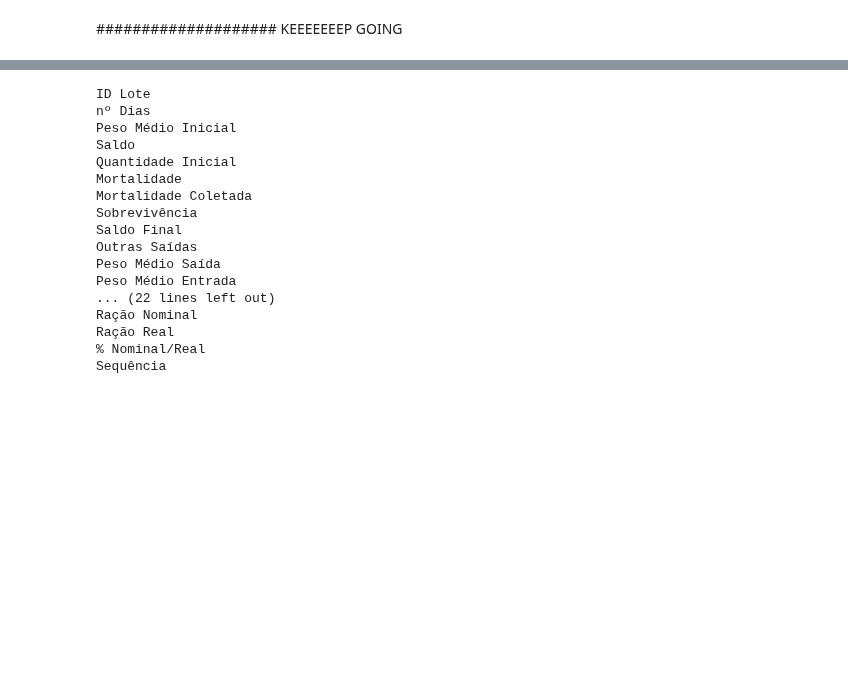
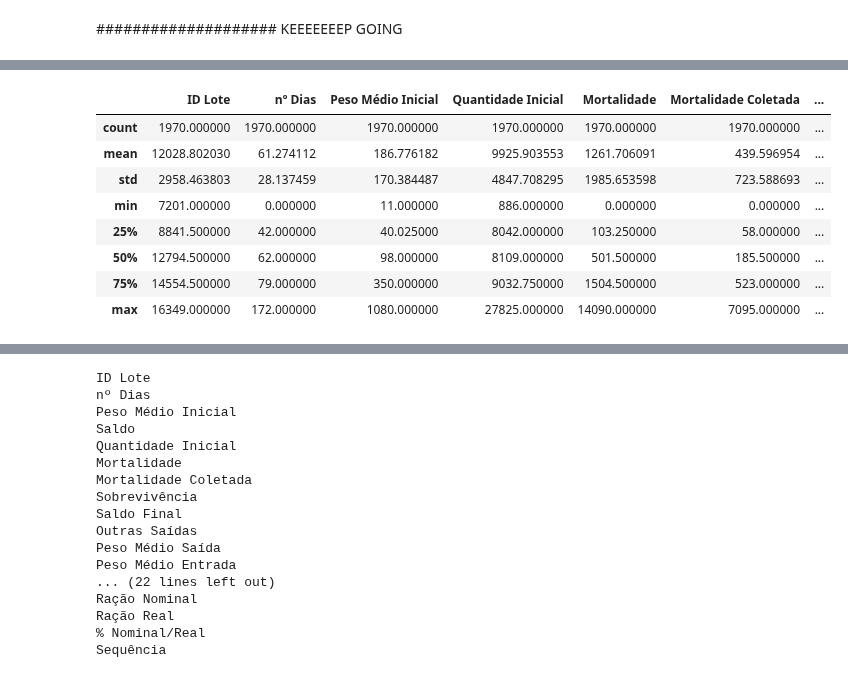
Before and after one commit to crisGriebler/IRD, a Jupyter notebook: fish/data_BZF_prod.ipynb, the cells around one changed output, grey strips where cells are left out. Saved outputs shown, nothing was run; the diff lists cells and outputs as text; code cells hidden in the pictures; blank space fills up the shorter version.

```diff
--- a/fish/data_BZF_prod.ipynb
+++ b/fish/data_BZF_prod.ipynb
@@ -269,0 +391,18 @@ prod_num2.describe()
+# %%
+prod_num1 = prod_num1.drop(columns=[
+'Outras Saídas',
+'Biomassa Atual',
+'Saldo'
+])
+
+prod_num1.describe()
+# %% [output]
+|  | ID Lote | nº Dias | Peso Médio Inicial | Quantidade Inicial | Mortalidade | Mortalidade Coletada | ... |
+| count | 1970.000000 | 1970.000000 | 1970.000000 | 1970.000000 | 1970.000000 | 1970.000000 | ... |
+| mean | 12028.802030 | 61.274112 | 186.776182 | 9925.903553 | 1261.706091 | 439.596954 | ... |
+| std | 2958.463803 | 28.137459 | 170.384487 | 4847.708295 | 1985.653598 | 723.588693 | ... |
+| min | 7201.000000 | 0.000000 | 11.000000 | 886.000000 | 0.000000 | 0.000000 | ... |
+| 25% | 8841.500000 | 42.000000 | 40.025000 | 8042.000000 | 103.250000 | 58.000000 | ... |
+| 50% | 12794.500000 | 62.000000 | 98.000000 | 8109.000000 | 501.500000 | 185.500000 | ... |
+| 75% | 14554.500000 | 79.000000 | 350.000000 | 9032.750000 | 1504.500000 | 523.000000 | ... |
+| max | 16349.000000 | 172.000000 | 1080.000000 | 27825.000000 | 14090.000000 | 7095.000000 | ... |
```
Also changed, not shown: parts of 24 cells of this notebook.
